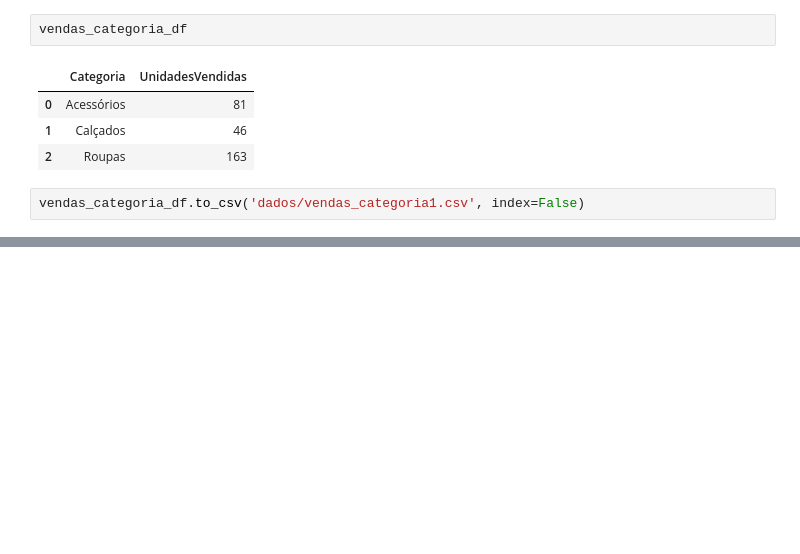
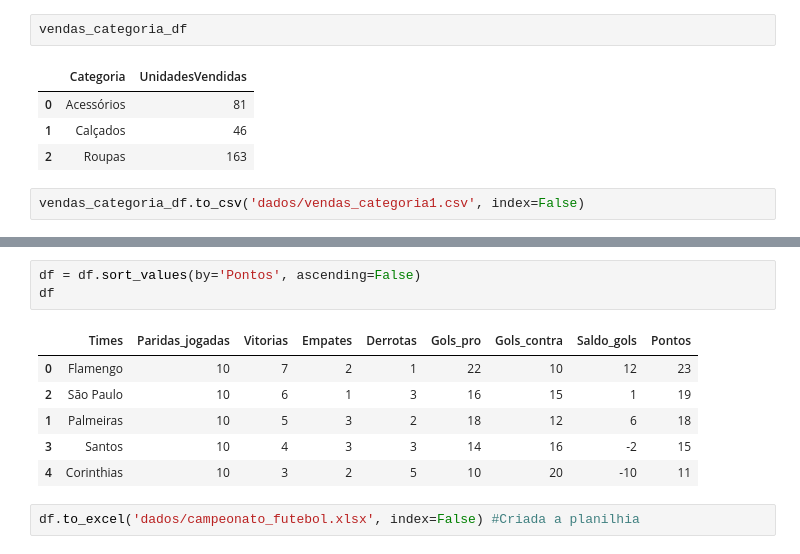
Before and after one commit to leandroclv/Analise_Dados_Python_Panda, a Jupyter notebook: pandas/introducao_pandas.ipynb, the cells around one changed output, grey strips where cells are left out. Saved outputs shown, nothing was run; the diff lists cells and outputs as text; blank space fills up the shorter version.

```diff
--- a/pandas/introducao_pandas.ipynb
+++ b/pandas/introducao_pandas.ipynb
@@ -484,0 +527,12 @@ vendas_categoria_df.to_csv('dados/vendas_categoria1.csv', index=False)
+# %%
+df = df.sort_values(by='Pontos', ascending=False)
+df
+# %% [output]
+|  | Times | Paridas_jogadas | Vitorias | Empates | Derrotas | Gols_pro | Gols_contra | Saldo_gols | Pontos |
+| 0 | Flamengo | 10 | 7 | 2 | 1 | 22 | 10 | 12 | 23 |
+| 2 | São Paulo | 10 | 6 | 1 | 3 | 16 | 15 | 1 | 19 |
+| 1 | Palmeiras | 10 | 5 | 3 | 2 | 18 | 12 | 6 | 18 |
+| 3 | Santos | 10 | 4 | 3 | 3 | 14 | 16 | -2 | 15 |
+| 4 | Corinthias | 10 | 3 | 2 | 5 | 10 | 20 | -10 | 11 |
+# %%
+df.to_excel('dados/campeonato_futebol.xlsx', index=False) #Criada a planilhia
```
Also changed, not shown: parts of 5 cells of this notebook, 2 other files.
